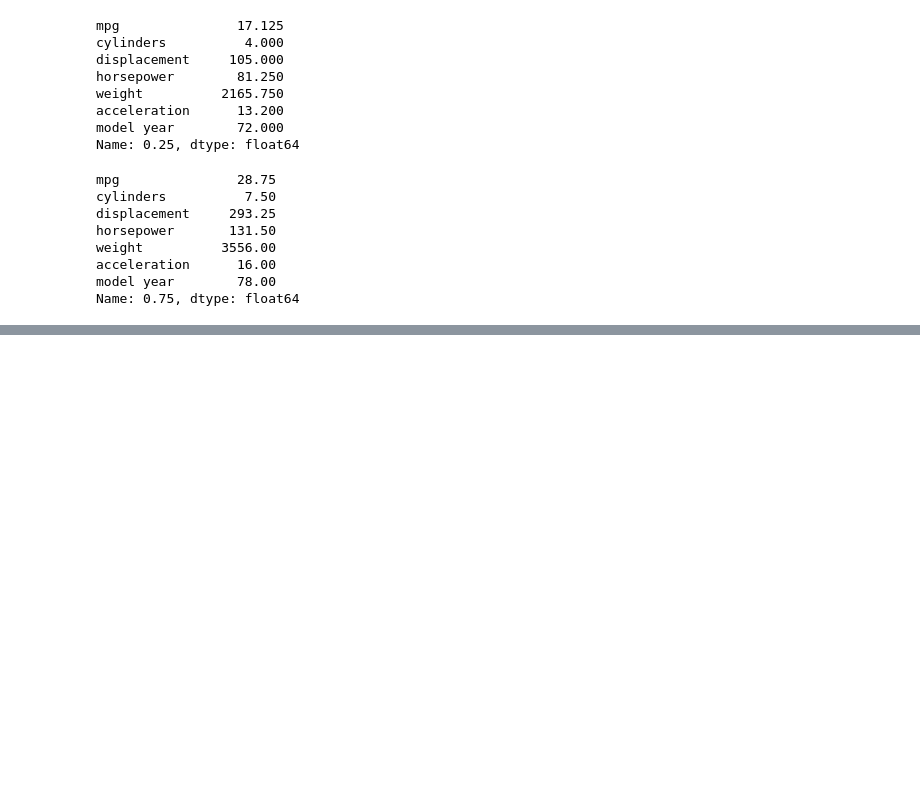
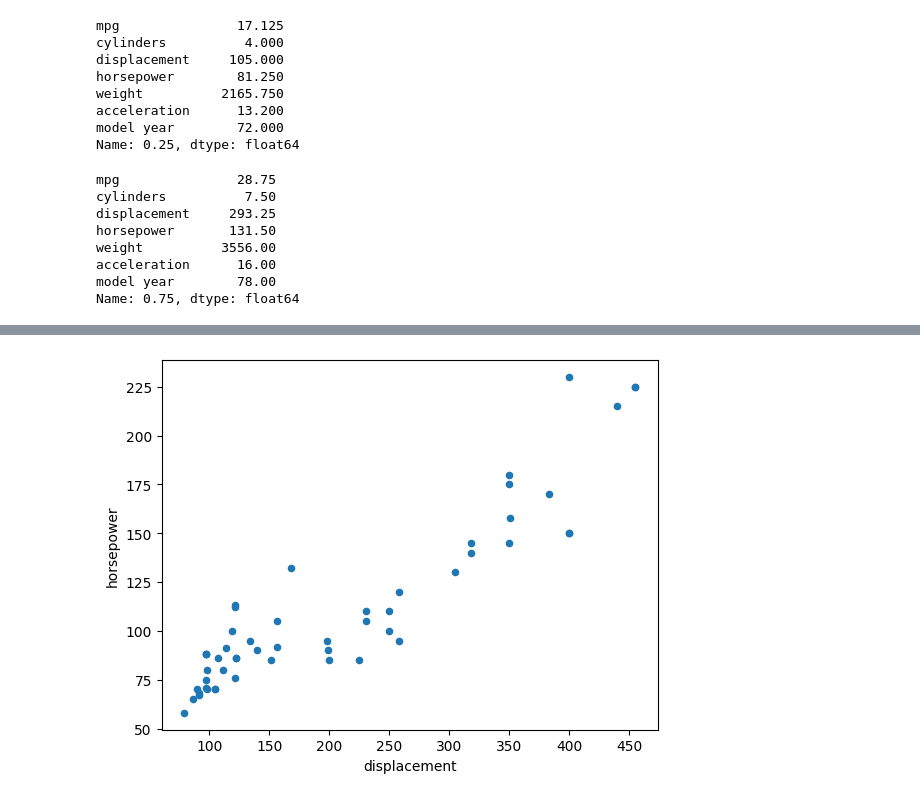
Before and after one commit to Takosaga/spring_24, a Jupyter notebook: data_mining/lab1/lab1.ipynb, the cells around one changed output, grey strips where cells are left out. Cells and saved outputs as stored; diff of their text form; code cells hidden in the pictures; blank space fills up the shorter version.

```diff
--- a/data_mining/lab1/lab1.ipynb
+++ b/data_mining/lab1/lab1.ipynb
@@ -442,0 +521,4 @@ test.shape
+# %%
+auto_clean.plot.scatter(x='displacement',y='horsepower');
+# %% [output]
+[figure, added]
```
Also changed, not shown: parts of 14 cells of this notebook.
